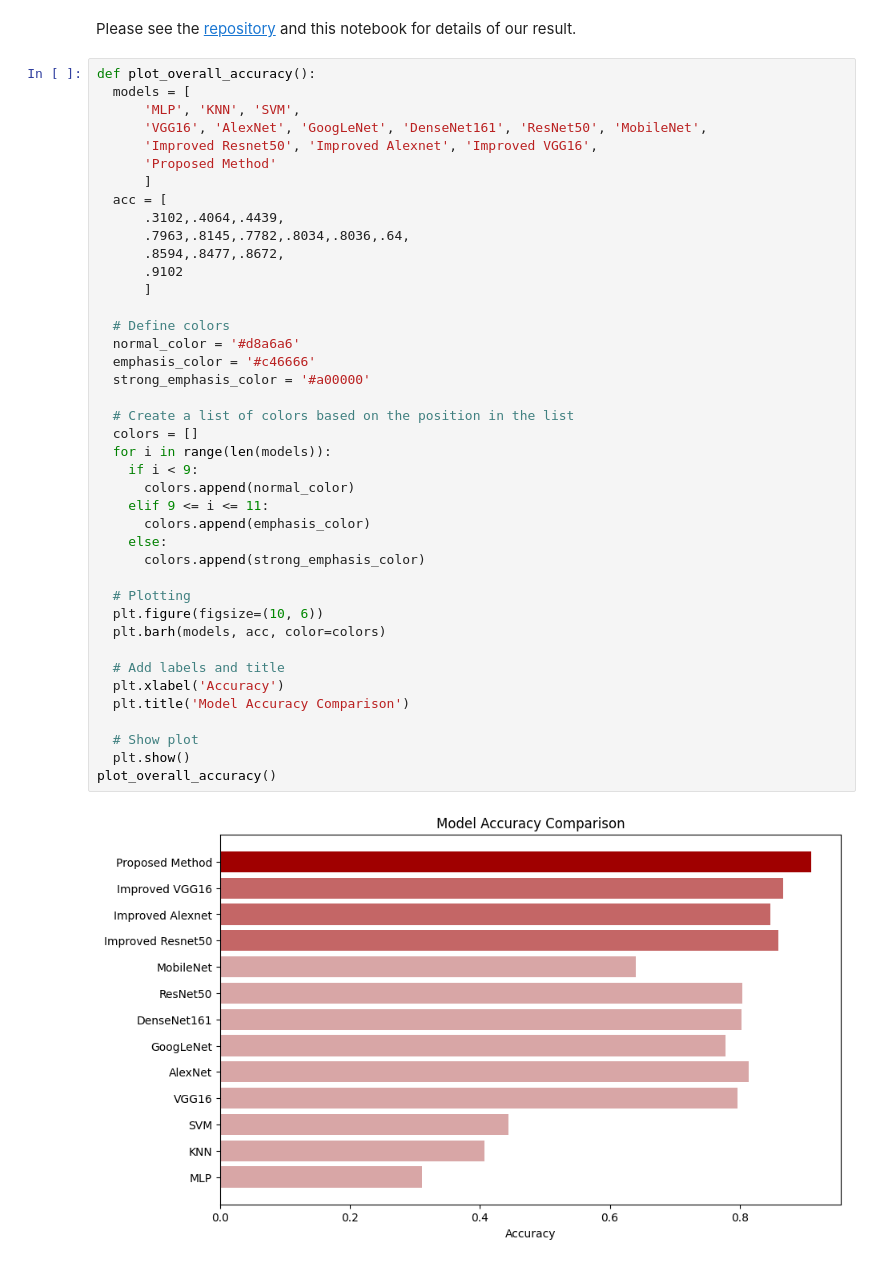
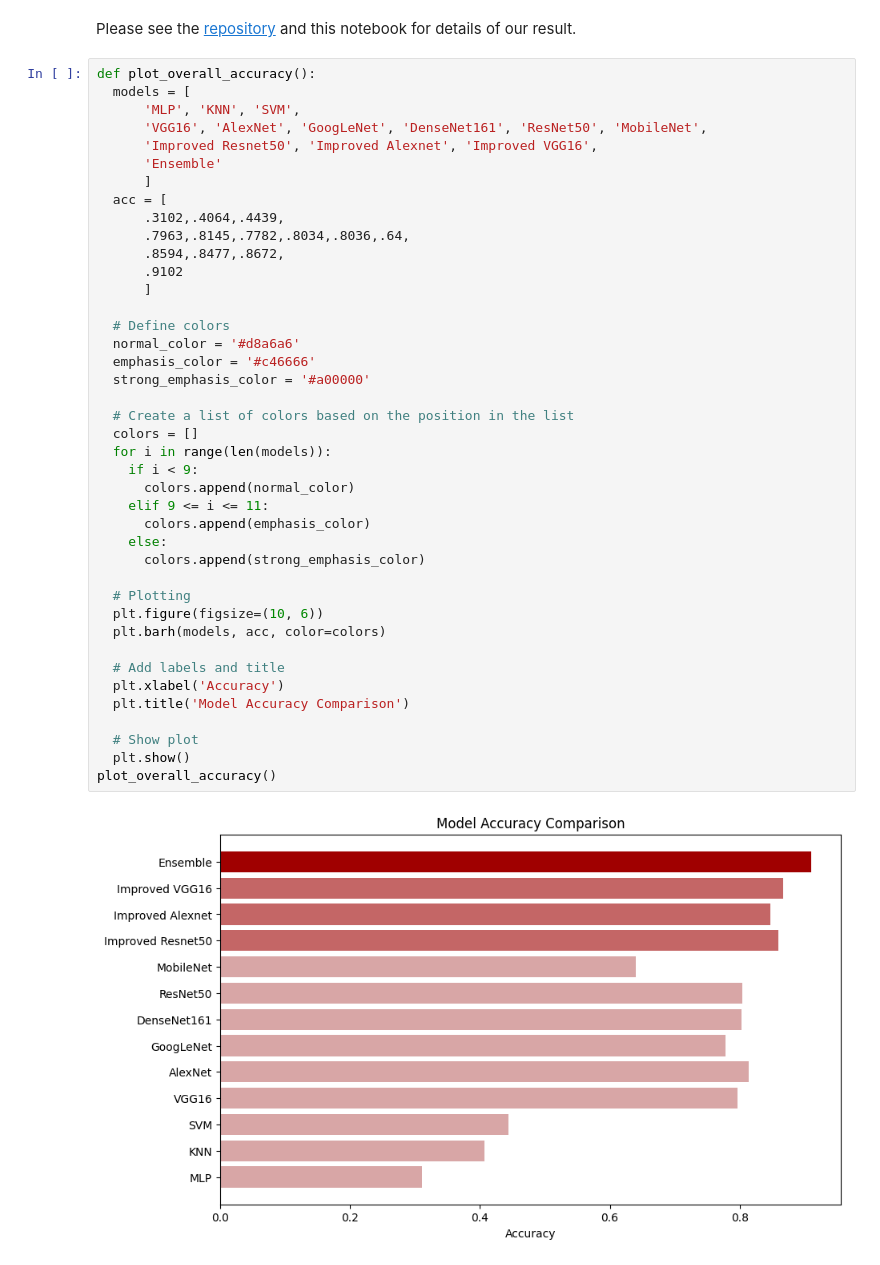
Before and after one commit to wny-unsw/TumorDifferentiationStageClassification, a Jupyter notebook: TumorClassification_v3.ipynb, the cells around one changed output. Drawn from its saved outputs; the diff is of its cells as text.

Commit message:
update result image

```diff
--- a/TumorClassification_v3.ipynb
+++ b/TumorClassification_v3.ipynb
@@ -1593,7 +1593,7 @@ def plot_overall_accuracy():
       'MLP', 'KNN', 'SVM',
       'VGG16', 'AlexNet', 'GoogLeNet', 'DenseNet161', 'ResNet50', 'MobileNet',
       'Improved Resnet50', 'Improved Alexnet', 'Improved VGG16',
-      'Proposed Method'
+      'Ensemble'
       ]
   acc = [
       .3102,.4064,.4439,
@@ -1602,31 +1602,31 @@ def plot_overall_accuracy():
       .9102
       ]
 
   # Define colors
   normal_color = '#d8a6a6'
   emphasis_color = '#c46666'
   strong_emphasis_color = '#a00000'
 
   # Create a list of colors based on the position in the list
   colors = []
   for i in range(len(models)):
     if i < 9:
       colors.append(normal_color)
     elif 9 <= i <= 11:
       colors.append(emphasis_color)
     else:
       colors.append(strong_emphasis_color)
 
   # Plotting
   plt.figure(figsize=(10, 6))
   plt.barh(models, acc, color=colors)
 
   # Add labels and title
   plt.xlabel('Accuracy')
   plt.title('Model Accuracy Comparison')
 
   # Show plot
   plt.show()
 plot_overall_accuracy()
 # %% [output]
-[figure, old version]
+[figure, new version]
```
